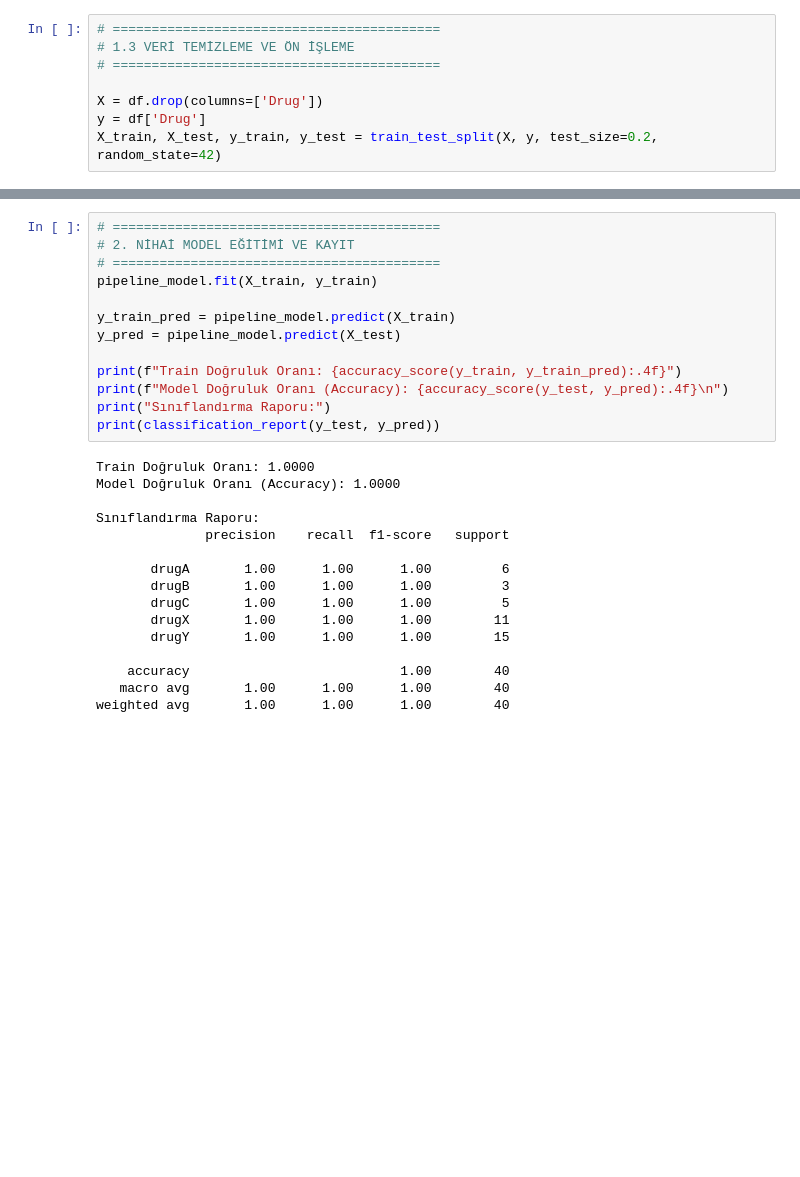
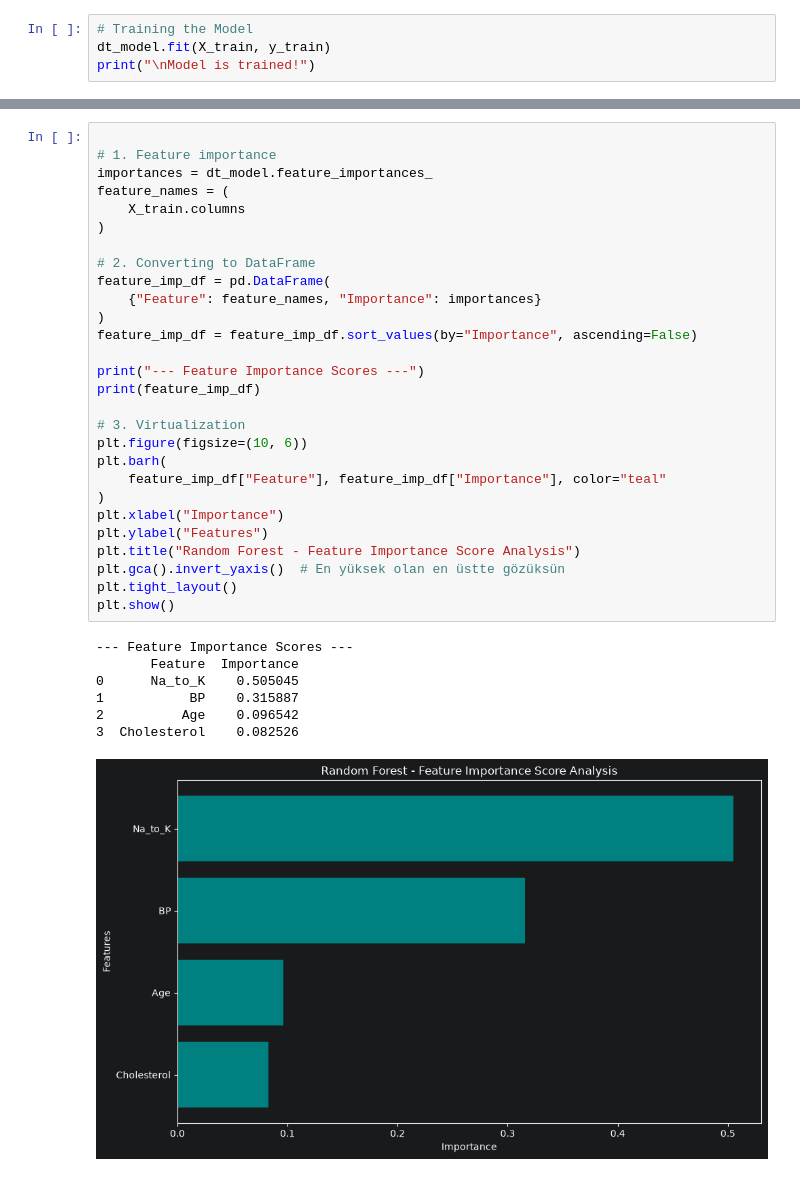
Before and after one commit to JibrilGY/FastApiProject, a Jupyter notebook: algorithms/decision_tree.ipynb, the cells around one changed output, grey strips where cells are left out. Drawn from its saved outputs; the diff is of its cells as text; blank space fills up the shorter version.

```diff
--- a/algorithms/decision_tree.ipynb
+++ b/algorithms/decision_tree.ipynb
@@ -110,8 +45,4 @@ Series([], dtype: int64)
 # %%
-# ==========================================
-# 1.3 VERİ TEMİZLEME VE ÖN İŞLEME
-# ==========================================
-
-X = df.drop(columns=['Drug'])
-y = df['Drug']
-X_train, X_test, y_train, y_test = train_test_split(X, y, test_size=0.2, random_state=42)
+# Training the Model
+dt_model.fit(X_train, y_train)
+print("\nModel is trained!")
@@ -207,30 +97,37 @@ k = 20 için Ortalama K-Fold Başarısı: 0.9900
 # %%
-# ==========================================
-# 2. NİHAİ MODEL EĞİTİMİ VE KAYIT
-# ==========================================
-pipeline_model.fit(X_train, y_train)
 
-y_train_pred = pipeline_model.predict(X_train)
-y_pred = pipeline_model.predict(X_test)
+# 1. Feature importance
+importances = dt_model.feature_importances_
+feature_names = (
+    X_train.columns
+)
 
-print(f"Train Doğruluk Oranı: {accuracy_score(y_train, y_train_pred):.4f}")
-print(f"Model Doğruluk Oranı (Accuracy): {accuracy_score(y_test, y_pred):.4f}\n")
-print("Sınıflandırma Raporu:")
-print(classification_report(y_test, y_pred))
+# 2. Converting to DataFrame
+feature_imp_df = pd.DataFrame(
+    {"Feature": feature_names, "Importance": importances}
+)
+feature_imp_df = feature_imp_df.sort_values(by="Importance", ascending=False)
+
+print("--- Feature Importance Scores ---")
+print(feature_imp_df)
+
+# 3. Virtualization
+plt.figure(figsize=(10, 6))
+plt.barh(
+    feature_imp_df["Feature"], feature_imp_df["Importance"], color="teal"
+)
+plt.xlabel("Importance")
+plt.ylabel("Features")
+plt.title("Random Forest - Feature Importance Score Analysis")
+plt.gca().invert_yaxis()  # En yüksek olan en üstte gözüksün
+plt.tight_layout()
+plt.show()
 # %% [output]
-Train Doğruluk Oranı: 1.0000
-Model Doğruluk Oranı (Accuracy): 1.0000
-
-Sınıflandırma Raporu:
-              precision    recall  f1-score   support
-
-       drugA       1.00      1.00      1.00         6
-       drugB       1.00      1.00      1.00         3
-       drugC       1.00      1.00      1.00         5
-       drugX       1.00      1.00      1.00        11
-       drugY       1.00      1.00      1.00        15
-
-    accuracy                           1.00        40
-   macro avg       1.00      1.00      1.00        40
-weighted avg       1.00      1.00      1.00        40
+--- Feature Importance Scores ---
+       Feature  Importance
+0      Na_to_K    0.505045
+1           BP    0.315887
+2          Age    0.096542
+3  Cholesterol    0.082526
+[figure, added]
 # %%
```
Also changed, not shown: parts of 8 cells of this notebook, 10 other files.
